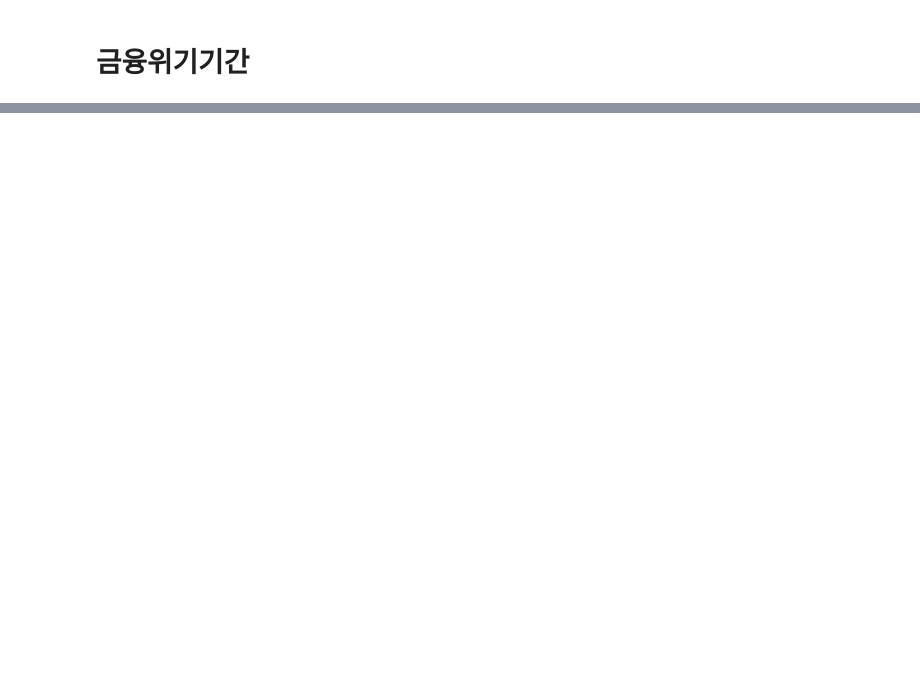
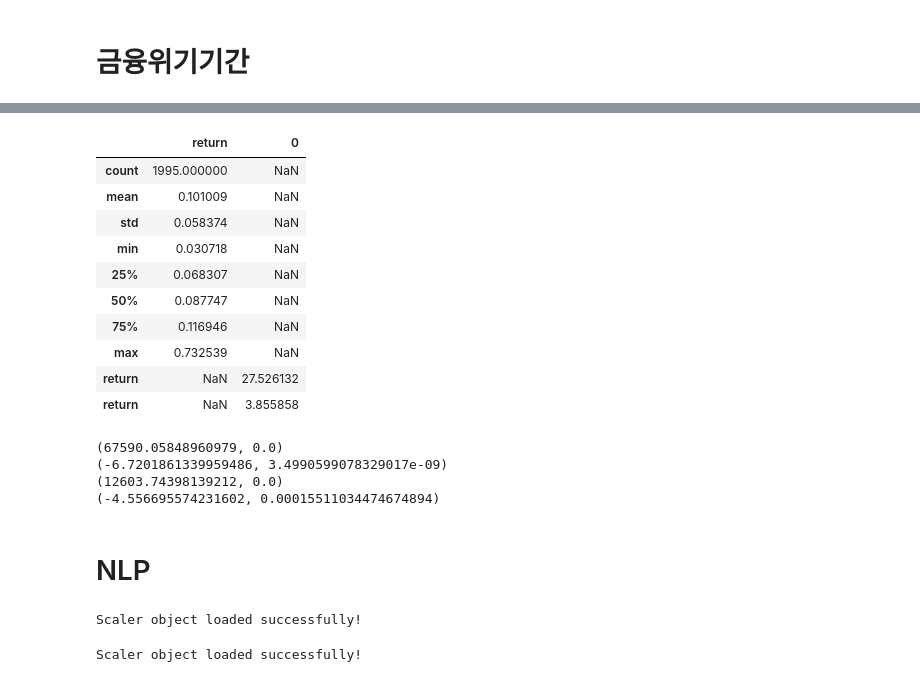
Before and after one commit to kimjuhwan1234/Volatility_Forecasting, a Jupyter notebook: EDA.ipynb, the cells around one changed output, grey strips where cells are left out. Saved outputs shown, nothing was run; the diff lists cells and outputs as text; code cells hidden in the pictures; blank space fills up the shorter version.

```diff
--- a/EDA.ipynb
+++ b/EDA.ipynb
@@ -248,0 +309,15 @@ SPBZ_SP500_변동성 큰 부분
+# %%
+SP_Statistic_df = pd.concat([SP_vol.describe(), SP_vol.kurtosis(), SP_vol.skew()], axis=0)
+SP_Statistic_df
+# %% [output]
+|  | return | 0 |
+| count | 1995.000000 | NaN |
+| mean | 0.101009 | NaN |
+| std | 0.058374 | NaN |
+| min | 0.030718 | NaN |
+| 25% | 0.068307 | NaN |
+| 50% | 0.087747 | NaN |
+| 75% | 0.116946 | NaN |
+| max | 0.732539 | NaN |
+| return | NaN | 27.526132 |
+| return | NaN | 3.855858 |
@@ -248,0 +340,47 @@ SPBZ_SP500_변동성 큰 부분
+# %%
+print(jarque_bera_test(SP_vol.values))
+print(adf_test(SP_vol.values))
+
+print(jarque_bera_test(BZ_vol.values))
+print(adf_test(BZ_vol.values))
+# %% [output]
+(67590.05848960979, 0.0)
+(-6.7201861339959486, 3.4990599078329017e-09)
+(12603.74398139212, 0.0)
+(-4.556695574231602, 0.00015511034474674894)
+# %% [markdown]
+# NLP
+# %%
+_nlp = pd.read_csv('Files/NLP/Embedding.csv', index_col=0)
+_nlp.index = pd.to_datetime(_nlp.index)
+text_df = pd.read_csv('Database/NLP/SP_vol_384.csv', index_col=0)
+text_df.index = pd.to_datetime(text_df.index)
+loaded_scaler_embedding = load('Database/Scaler/scaler_Embedding.joblib')
+
+pred_nlp = pd.concat([_nlp['Predictions'], text_df.iloc[:, 1:]], axis=1).dropna()
+truth_nlp = pd.concat([_nlp['Ground Truths'], text_df.iloc[:, 1:]], axis=1).dropna()
+pred1 = loaded_scaler_embedding.inverse_transform(pred_nlp)
+truth1 = loaded_scaler_embedding.inverse_transform(truth_nlp)
+pred_inv = pd.DataFrame(pred1, columns=pred_nlp.columns, index=pred_nlp.index)
+truth_inv = pd.DataFrame(truth1, columns=truth_nlp.columns, index=truth_nlp.index)
+
+print("Scaler object loaded successfully!")
+# %% [output]
+Scaler object loaded successfully!
+# %%
+_nlp = pd.read_csv('Files/NLP/Sentiment.csv', index_col=0)
+_nlp.index = pd.to_datetime(_nlp.index)
+text_df = pd.read_csv('Database/NLP/SP_vol_sentiment.csv', index_col=0)
+text_df.index = pd.to_datetime(text_df.index)
+loaded_scaler_embedding = load('Database/Scaler/scaler_1_Sentiment.joblib')
+
+pred_nlp = pd.concat([_nlp['Predictions'], text_df.iloc[:, 1:]], axis=1).dropna()
+truth_nlp = pd.concat([_nlp['Ground Truths'], text_df.iloc[:, 1:]], axis=1).dropna()
+pred1 = loaded_scaler_embedding.inverse_transform(pred_nlp)
+truth1 = loaded_scaler_embedding.inverse_transform(truth_nlp)
+pred_inv = pd.DataFrame(pred1, columns=pred_nlp.columns, index=pred_nlp.index)
+truth_inv = pd.DataFrame(truth1, columns=truth_nlp.columns, index=truth_nlp.index)
+
+print("Scaler object loaded successfully!")
+# %% [output]
+Scaler object loaded successfully!
```
Also changed, not shown: parts of 26 cells of this notebook, 25 other files.
